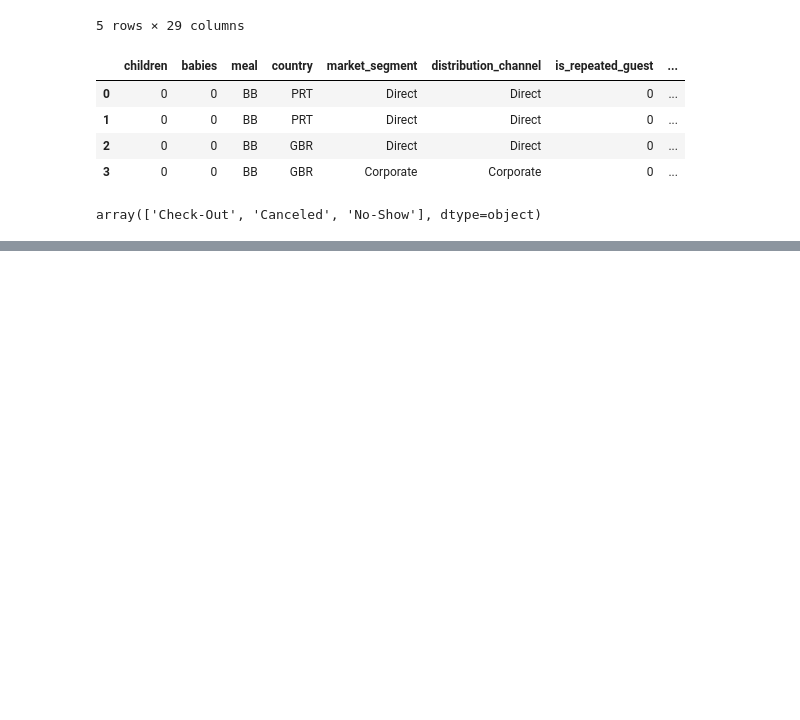
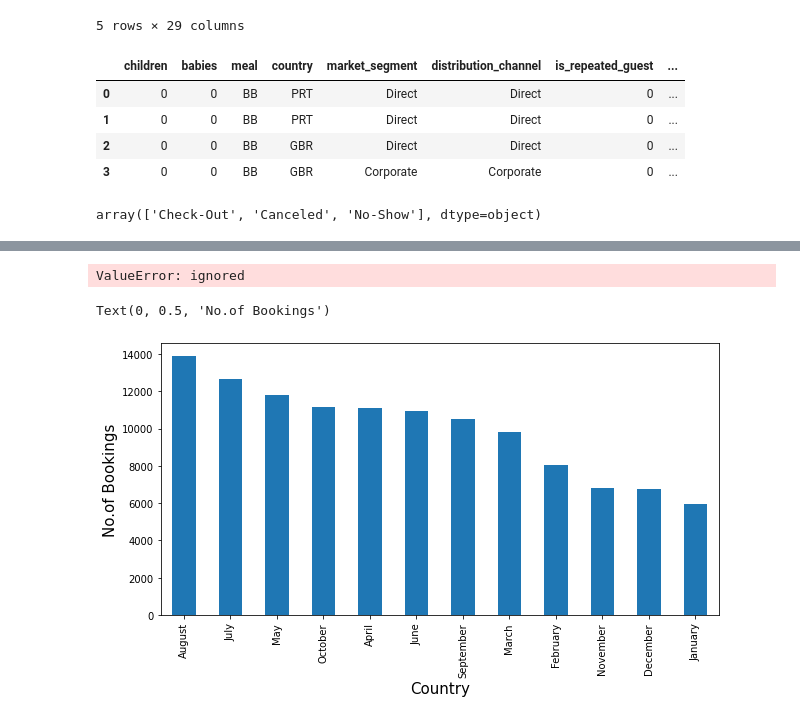
Before and after one commit to SakshamTripathi1996/Data-Science, a Jupyter notebook: Saksham_Hotel_Booking_Analysis_Capstone_Project.ipynb, the cells around one changed output, grey strips where cells are left out. Cells and saved outputs as stored; diff of their text form; code cells hidden in the pictures; blank space fills up the shorter version.

```diff
--- a/Saksham_Hotel_Booking_Analysis_Capstone_Project.ipynb
+++ b/Saksham_Hotel_Booking_Analysis_Capstone_Project.ipynb
@@ -235,3 +246,6 @@ sns.countplot(x='is_canceled',data=data)
 [figure]
 # %% [markdown]
 Cancellation on basis of Hotels
+# %%
+sns.set_style('whitegrid')
+sns.countplot(x='hotels',data=data)
@@ -442,3 +473,7 @@ data.loc[0:5,"children":]
 data["reservation_status"].unique()
 # %% [output]
 array(['Check-Out', 'Canceled', 'No-Show'], dtype=object)
+# %%
+bm=data['arrival_date_month'].value_counts().reset_index()
+bm.columns=['month','values']
+bm.iloc[:,0:1]
@@ -444,0 +494,12 @@ array(['Check-Out', 'Canceled', 'No-Show'], dtype=object)
+# %%
+
+sns.countplot(x='bm.iloc[:,0:1]',data=bm,palette="husl")
+# %% [output]
+ValueError: ignored
+# %%
+ax=bm.plot.bar(figsize=(10,5),fontsize=10)
+ax.set_xlabel("Country",fontsize=15)
+ax.set_ylabel("No.of Bookings",fontsize=15)
+# %% [output]
+Text(0, 0.5, 'No.of Bookings')
+[figure, added]
```
Also changed, not shown: parts of 46 cells of this notebook.
